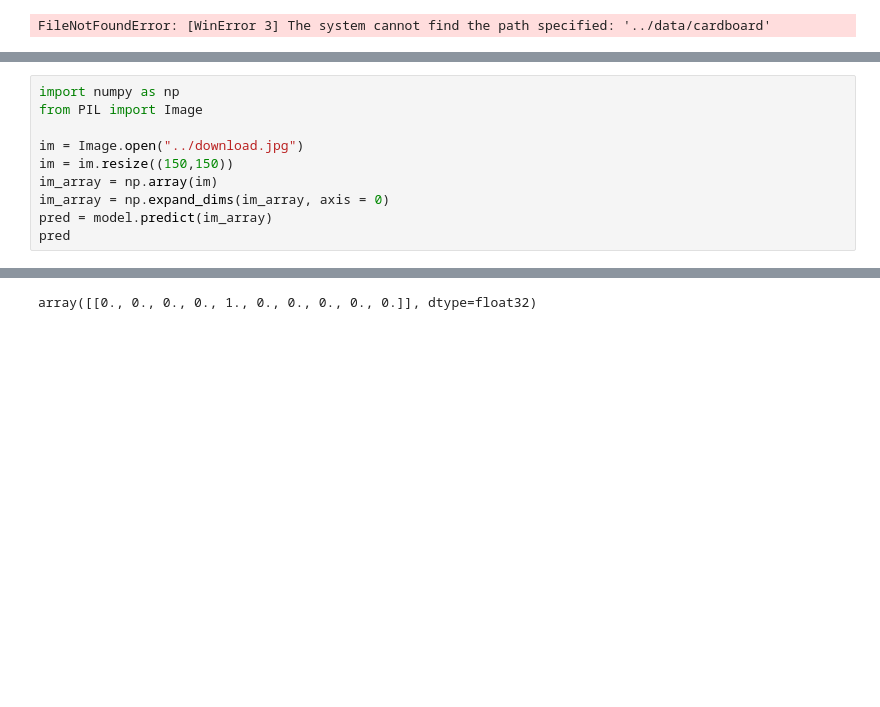
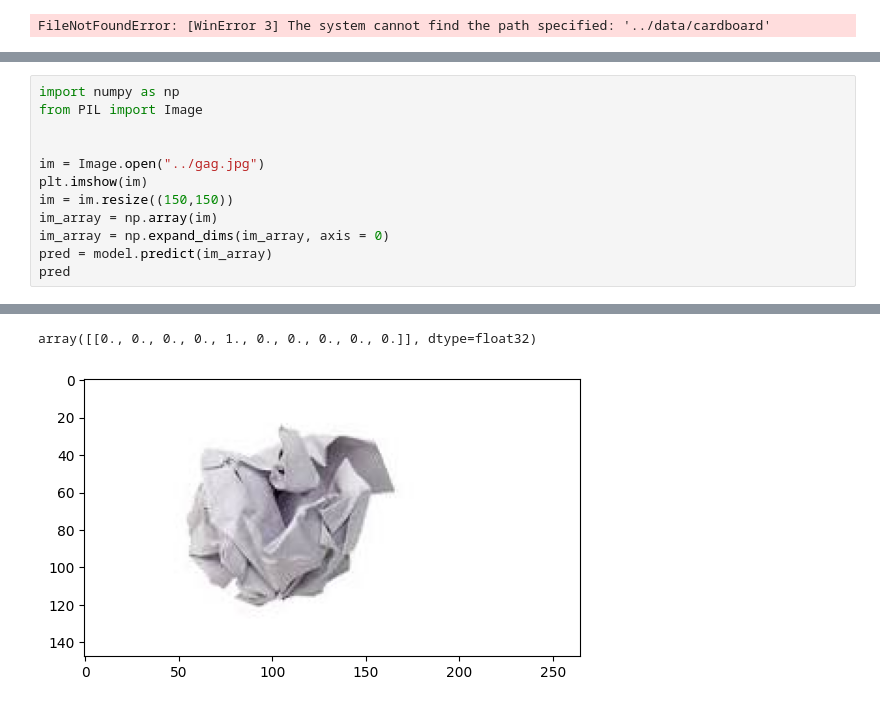
Before and after one commit to SerhanTelatar/Trash-Classifier, a Jupyter notebook: model/file_management.ipynb, the cells around one changed output, grey strips where cells are left out. Cells and saved outputs as stored; diff of their text form; blank space fills up the shorter version.

```diff
--- a/model/file_management.ipynb
+++ b/model/file_management.ipynb
@@ -254,7 +267,9 @@ plt.legend()
 import numpy as np
 from PIL import Image
 
-im = Image.open("../download.jpg")
+
+im = Image.open("../gag.jpg")
+plt.imshow(im)
 im = im.resize((150,150))
 im_array = np.array(im)
 im_array = np.expand_dims(im_array, axis = 0)
@@ -265,4 +280,5 @@ pred
 array([[0., 0., 0., 0., 1., 0., 0., 0., 0., 0.]], dtype=float32)
+[figure, added]
 # %%
 print(len(os.listdir("../dev/train/cardboard")))
 print(len(os.listdir("../dev/validation/cardboard")))
```
Also changed, not shown: parts of 12 cells of this notebook, 1 other file.
